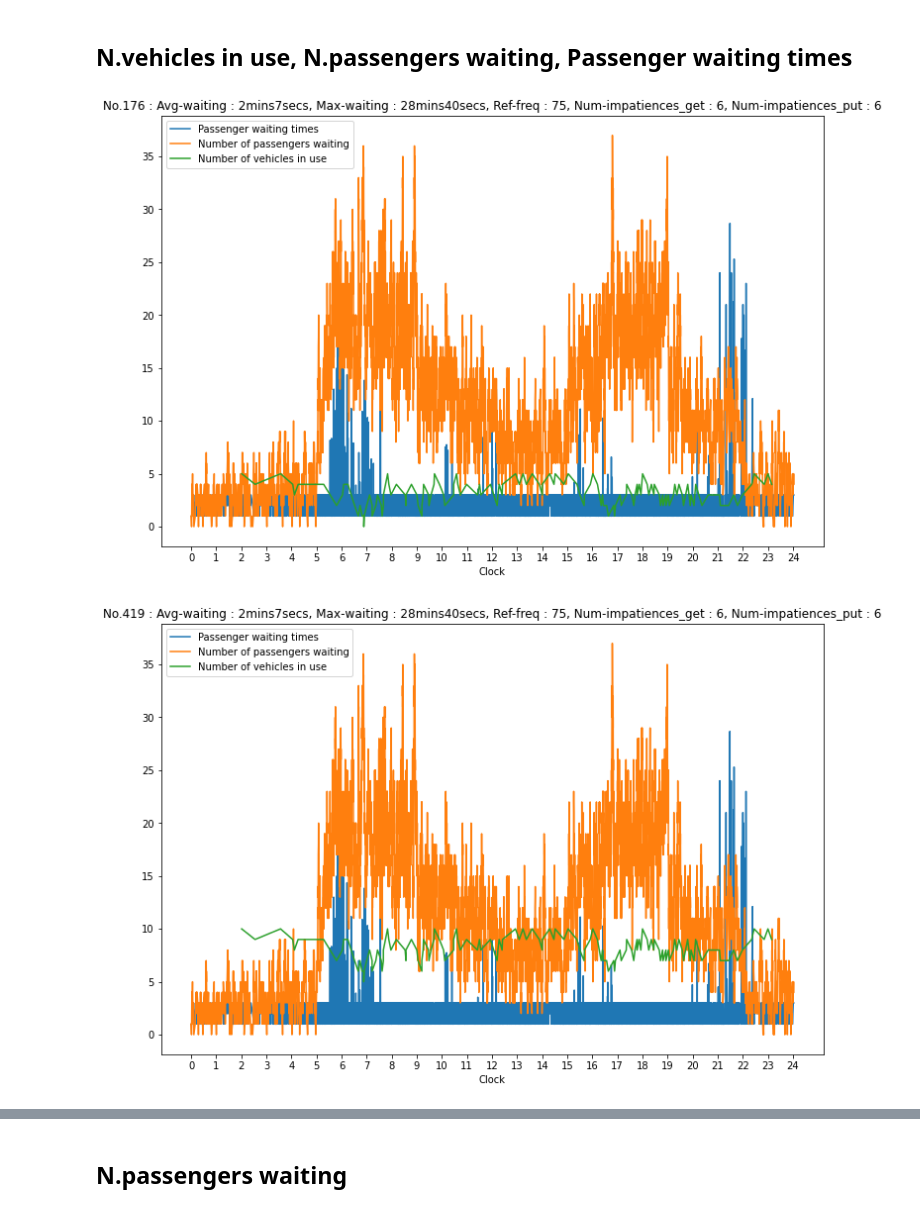
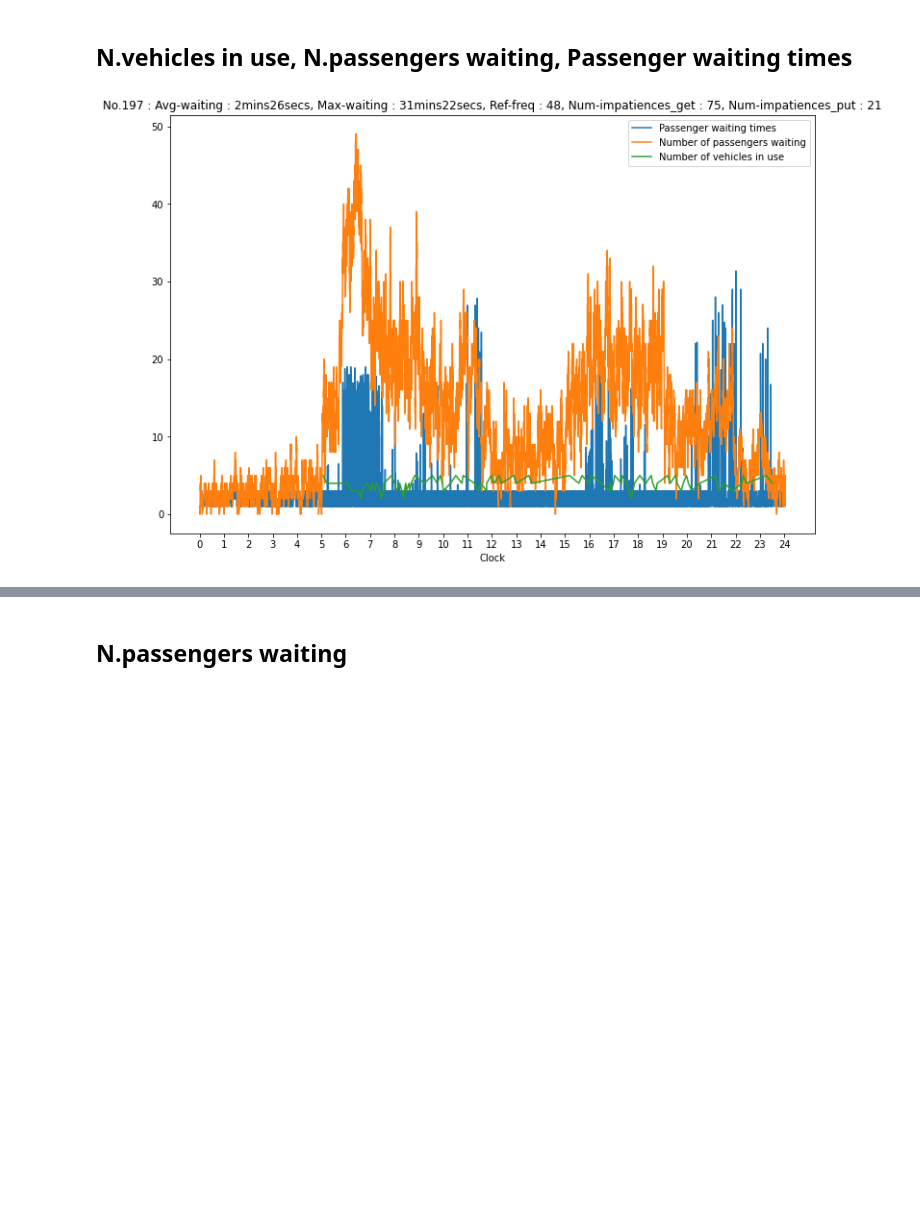
Before and after one commit to lilanpei/Bike-sharing-simulation-with-Simpy, a Jupyter notebook: Bike_sharing_simulation_with_simpy.ipynb, the cells around one changed output, grey strips where cells are left out. Saved outputs shown, nothing was run; the diff lists cells and outputs as text; code cells hidden in the pictures; blank space fills up the shorter version.

```diff
--- a/Bike_sharing_simulation_with_simpy.ipynb
+++ b/Bike_sharing_simulation_with_simpy.ipynb
@@ -451,0 +570,3 @@ get_ipython().events.register('pre_run_cell', set_css_in_cell_output)
+# %%
+res = sorted(res, key=lambda x: (x[1], x[3], x[-3], x[-1]+x[-2]))
+show_table(res[:1])
@@ -451,0 +576,3 @@ get_ipython().events.register('pre_run_cell', set_css_in_cell_output)
+# %%
+res = sorted(res, key=lambda x: (x[1], x[-3], x[-1]+x[-2], x[3]))
+show_table(res[:1])
@@ -451,0 +582,3 @@ get_ipython().events.register('pre_run_cell', set_css_in_cell_output)
+# %%
+res = sorted(res, key=lambda x: (x[1], x[-3], x[3], x[-1]+x[-2]))
+show_table(res[:1])
@@ -473,5 +594,5 @@ show_table(res[:50])
 # %%
-filtered = filter(lambda item: item[1]<=20 and item[3]<30 and item[6]<9 and item[-1]<1 and item[-2]<100 and item[-3]<=80, res)
-filtered = sorted(filtered, key=lambda x: (x[-3]/x[1] + x[2]*x[3] + x[-2]))
-show_table(list(filtered)[:5])
+filtered = filter(lambda item: item[1]<=20 and item[3]<=25 and item[-1]<=100 and item[-2]<=100 and item[-3]<=50, res)
+res = sorted(filtered, key=lambda x: (x[-3] + x[1] + x[2]*x[3] + x[-2]+x[-1]))
+show_table(list(res)[:1])
 # %% [output]
@@ -505,8 +622,7 @@ def plot_func(id, res):
   plt.title(f'No.{res[id][0]} : Avg-waiting : {res[id][8]}mins{res[id][9]}secs, Max-waiting : {res[id][10]}mins{res[id][11]}secs, Ref-freq : {res[id][12]}, Num-impatiences_get : {res[id][13]}, Num-impatiences_put : {res[id][14]}')
   plt.show()
 # %%
-for id, (_) in enumerate(res[:5]):
+for id, (_) in enumerate(res[:1]):
   plot_func(id, res)
 # %% [output]
-[figure, old version]
+[figure, new version]
-[figure, removed]
```
Also changed, not shown: parts of 71 cells of this notebook.
